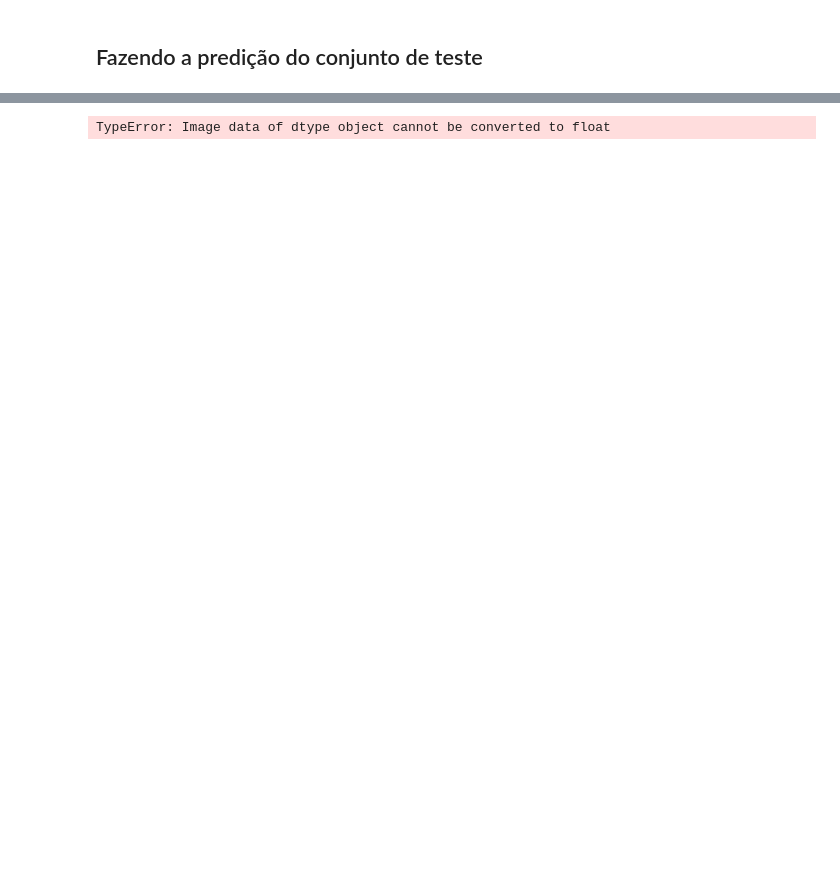
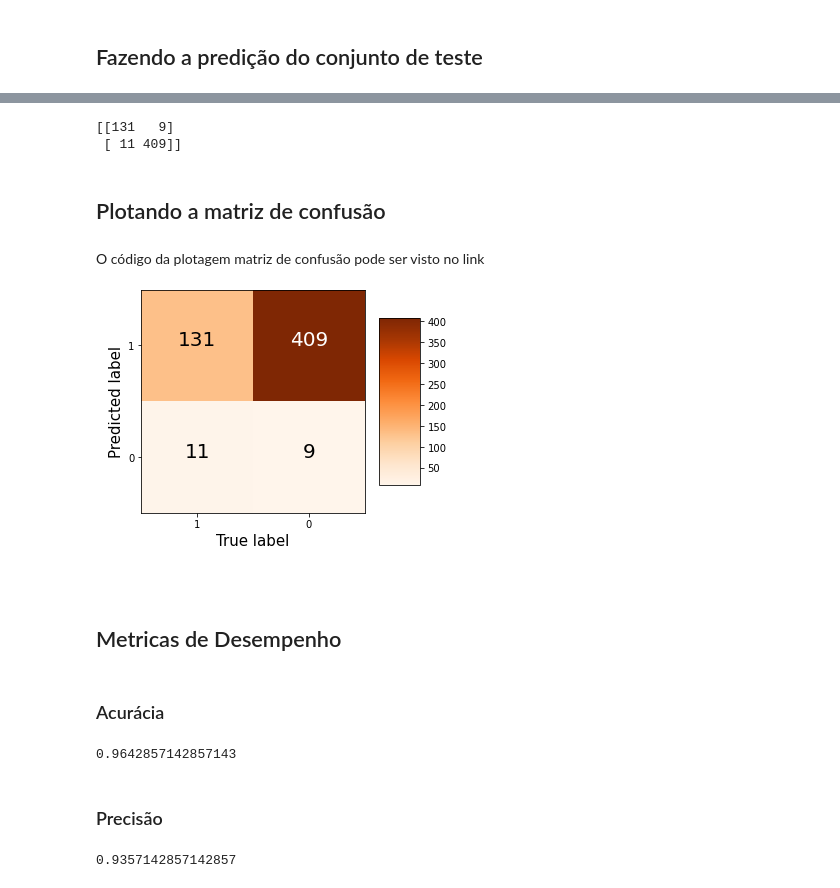
Before and after one commit to userddssilva/Perceptron-PP2-RNA2020.1, a Jupyter notebook: notebooks/validacao_holdout_(parte_3).ipynb, the cells around one changed output, grey strips where cells are left out. Drawn from its saved outputs; the diff is of its cells as text; code cells hidden in the pictures; blank space fills up the shorter version.

```diff
--- a/notebooks/validacao_holdout_(parte_3).ipynb
+++ b/notebooks/validacao_holdout_(parte_3).ipynb
@@ -172,4 +174,13 @@ true_positive = len(results[0][(results[0] == 1.0) & (results[1] == 1.0)])
 true_negative = len(results[0][(results[0] == 0.0) & (results[1] == 0.0)])
 false_positive = len(results[0][(results[0] == 0.0) & (results[1] == 1.0)])
 false_negative = len(results[0][(results[0] == 1.0) & (results[1] == 0.0)])
+confusion_matrix = np.array([[true_positive, false_positive], [false_negative,  true_negative]])
+print(confusion_matrix)
+# %% [output]
+[[131   9]
+ [ 11 409]]
+# %% [markdown]
+## Plotando a matriz de confusão
+# %% [markdown]
+O código da plotagem matriz de confusão pode ser visto no link
 # %%
@@ -218,9 +215,20 @@ def plot_confusion_matrix(cm,
-# %%
-plot_confusion_matrix(cm = np.array([[true_posite, false_positive],
-                                    [false_negative, true_negative]]),
-                          target_names=['0', '1'],
-                          title='Confusion matrix',
-                          cmap=None,
-                          normalize=True)
-# %% [output]
-TypeError: Image data of dtype object cannot be converted to float
+# %%
+plot_confusion_matrix(cm = matrix_confusion,title='Confusion matrix')
+# %% [output]
+[figure, added]
+# %% [markdown]
+## Metricas de Desempenho
+# %% [markdown]
+### Acurácia
+# %%
+accuracy = (true_positive + true_negative) / (true_positive + true_negative + false_positive + false_negative)
+accuracy
+# %% [output]
+0.9642857142857143
+# %% [markdown]
+### Precisão
+# %%
+precision = true_positive/(true_positive + false_positive)
+precision
+# %% [output]
+0.9357142857142857
```
Also changed, not shown: parts of 9 cells of this notebook, 1 other file.
